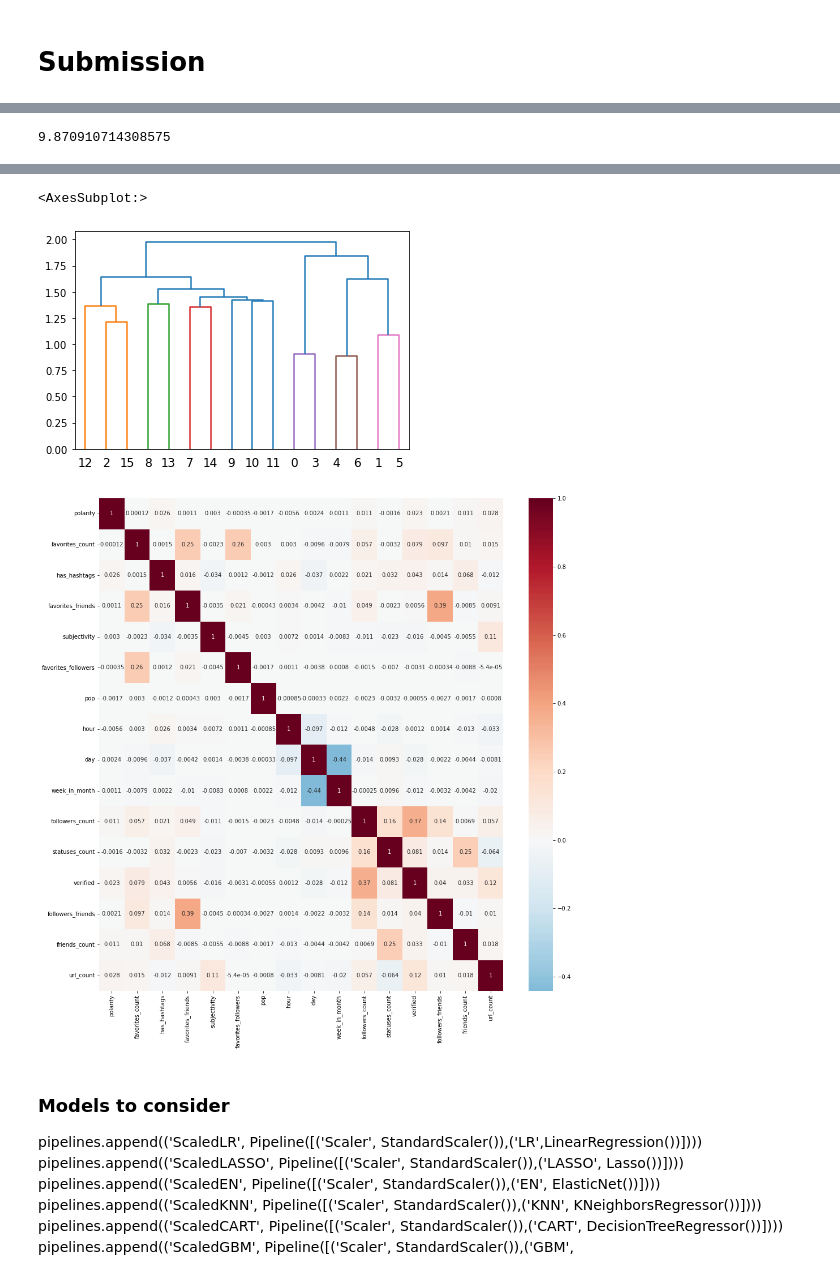
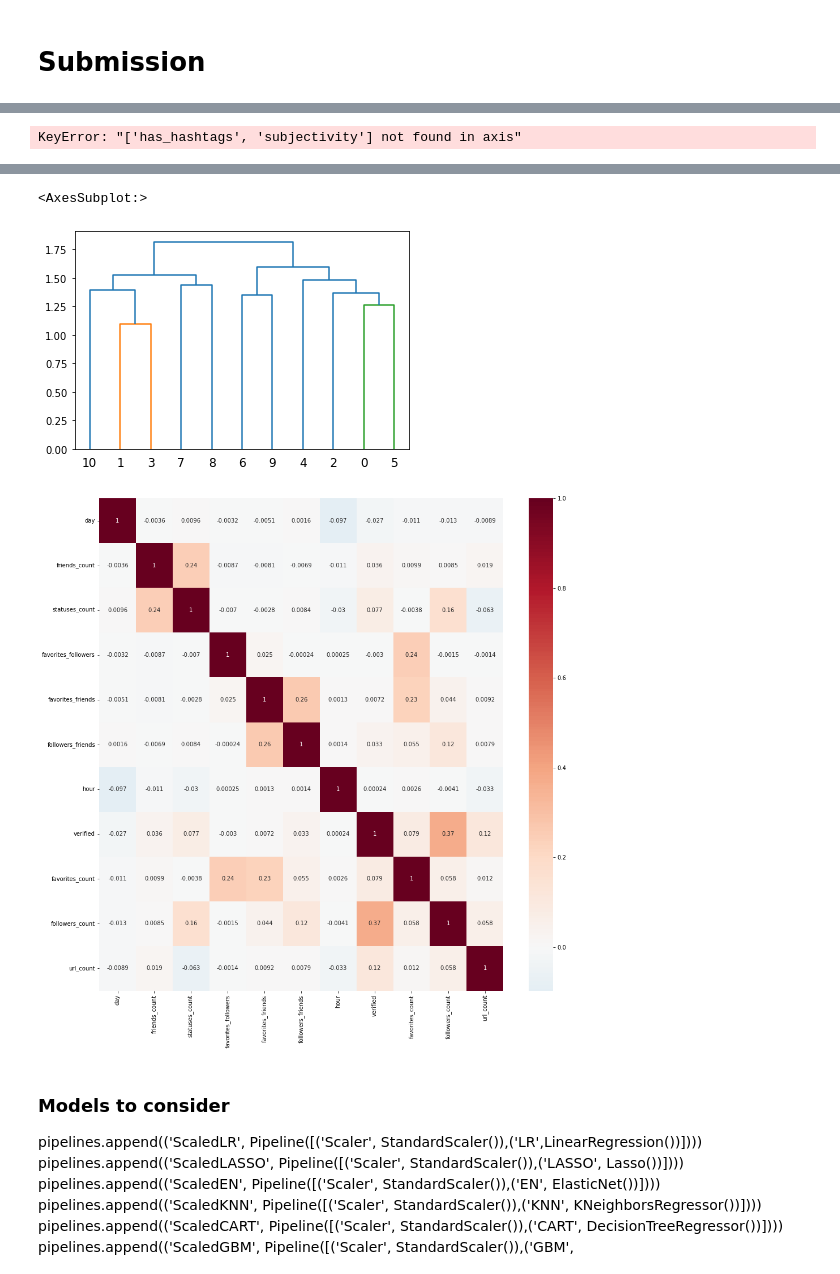
Before and after one commit to antoinegleisberg/INF554_kaggle, a Jupyter notebook: AutoML.ipynb, the cells around one changed output, grey strips where cells are left out. Drawn from its saved outputs; the diff is of its cells as text; code cells hidden in the pictures.

Commit message:
dnn and automl patch

```diff
--- a/AutoML.ipynb
+++ b/AutoML.ipynb
@@ -104,7 +104,7 @@ def extract_topic(df):
     #join text and hashtags
     rs_df['total_text'] = rs_df['text'] + ' ' + rs_df['hashtags']
     vectorizer = TfidfVectorizer(min_df=1, max_features=None, stop_words=stopwords.words('french'))
-    vector = vectorizer.fit_transform(X_train['text'])
+    vector = vectorizer.fit_transform(df['text'])
     svd = TruncatedSVD(n_components=5, n_iter=7, random_state=42)
     svd.fit(vector)
     topic=svd.transform(vector)
@@ -187,3 +186,5 @@ new_X_train.head()
+# %%
+remove=['TweetID','verified','has_hashtags','polarity','subjectivity','week_in_month','topic_4','topic_5','favorites_followers','favorites_friends','url_count','topic_1','topic_3']
 # %% [markdown]
 ## Flaml
 # %%
@@ -196,11 +197,11 @@ settings = {
     # 'roc_auc_ovo', 'log_loss', 'mape', 'f1', 'ap', 'ndcg', 'micro_f1', 'macro_f1'
     "task": 'regression',  # task type
     # ['lgbm', 'rf', 'xgboost', 'extra_tree', 'xgb_limitdepth']
-    'estimator_list': ['rf', 'extra_tree'],
+    'estimator_list': ['rf'],
     "seed": 7654321,    # random seed
 }
 
-automl.fit(new_X_train.drop(['TweetID'], axis=1), y_train, **settings)
+automl.fit(new_X_train.drop(remove, axis=1), y_train, **settings)
 # Print the best model
 print(automl.model.estimator)
 # %% [output]
@@ -255,23 +254,17 @@ from sklearn.neural_network import MLPRegressor
 from sklearn.linear_model import LinearRegression
 from sklearn.ensemble import RandomForestRegressor
 from xgboost import XGBRegressor
-model = XGBRegressor(base_score=0.5, booster='gbtree', colsample_bylevel=1.0,
-             colsample_bynode=1, colsample_bytree=1.0, enable_categorical=False,
-             gamma=0, gpu_id=-1, importance_type=None,
-             interaction_constraints='', learning_rate=0.052162320113681875,
-             max_delta_step=0, max_depth=8, min_child_weight=0.1063699762688744,
-             monotone_constraints='()', n_estimators=210,
-             n_jobs=-1, num_parallel_tree=1, predictor='auto', random_state=0,
-             reg_alpha=0.0009765625, reg_lambda=0.12350542443726754,
-             scale_pos_weight=1, subsample=0.9086898548301782,
-             tree_method='exact', use_label_encoder=False,
-             validate_parameters=1, verbosity=0)
-model.fit(new_X_train.drop(['TweetID'], axis=1), y_train)
+from sklearn.ensemble import ExtraTreesRegressor
+model = RandomForestRegressor(max_features=0.9335667730983057, max_leaf_nodes=2311,
+                      n_estimators=87, n_jobs=-1)
+
+
+model.fit(new_X_train.drop(remove, axis=1), y_train)
 y_pred = model.predict(new_X_test.drop(
-    ['TweetID'], axis=1))
+    remove, axis=1))
 print(mean_absolute_error(y_test, y_pred))
 # %% [output]
-9.870910714308575
+KeyError: "['has_hashtags', 'subjectivity'] not found in axis"
 # %%
 import seaborn as sbn
 from scipy.cluster import hierarchy
@@ -279,7 +272,7 @@ import matplotlib.pyplot as plt
 import seaborn as sns
 %matplotlib inline
 feature_importance = pd.DataFrame({'feature': new_X_train.drop(
-    ['TweetID'], axis=1).columns, 'importance': model.feature_importances_})
+    remove, axis=1).columns, 'importance': model.feature_importances_})
 plt.figure(figsize=(10, 10))
 sns.barplot(data=feature_importance.sort_values(
     by='importance', ascending=False), x='importance', y='feature')
@@ -290,7 +283,7 @@ plt.show()
 # plot correlation of features
 
 order = np.array(hierarchy.dendrogram(
-    hierarchy.ward(new_X_train.drop(['TweetID'], axis=1).corr()), no_plot=False)['ivl'], dtype="int")
+    hierarchy.ward(new_X_train.drop(remove, axis=1).corr()), no_plot=False)['ivl'], dtype="int")
 
 rearranged_cov = new_X_train.drop(
     ['TweetID'], axis=1).corr().iloc[order, order]
@@ -303,6 +296,6 @@ sbn.heatmap(rearranged_cov, annot=True, cmap="RdBu_r", center=0)
 <AxesSubplot:>
-[figure, old version]
+[figure, new version]
-[figure, old version]
+[figure, new version]
 # %%
 # plot model mse with number of top features
 # TO DO
```
Also changed, not shown: parts of 5 cells of this notebook, 1 other file.
